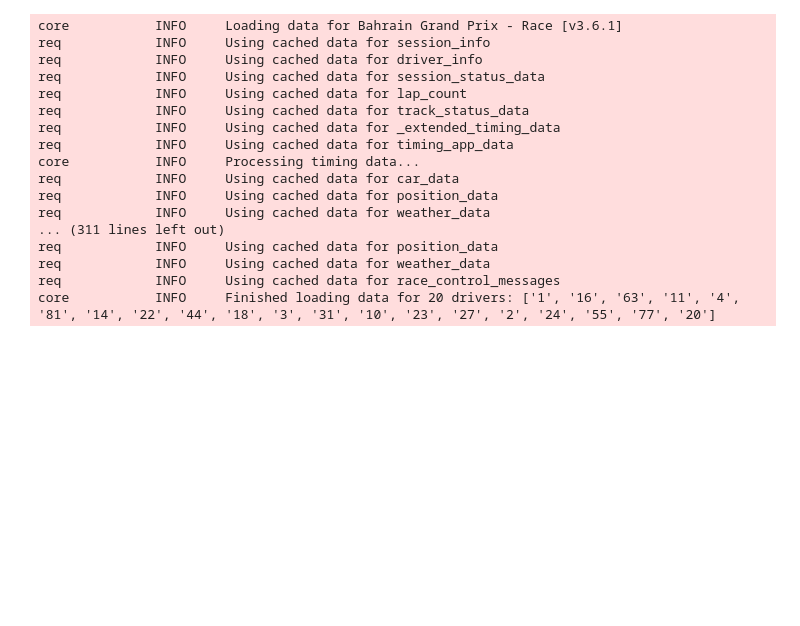
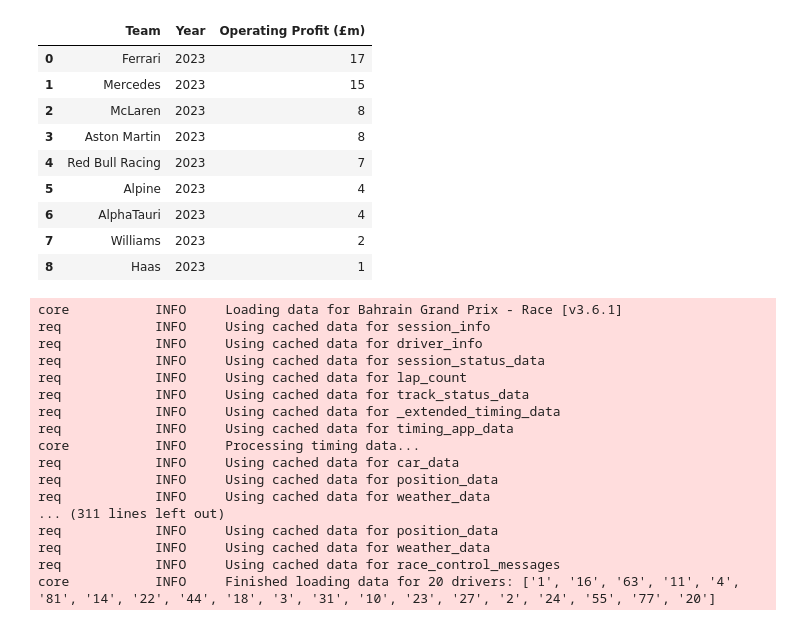
Before and after one commit to messymoose/ECON570, a Jupyter notebook: F1/proposal.ipynb, the cells around one changed output. Cells and saved outputs as stored; diff of their text form; code cells hidden in the pictures; blank space fills up the shorter version.

```diff
--- a/F1/proposal.ipynb
+++ b/F1/proposal.ipynb
@@ -63,3 +63,18 @@ financial_data
+# %%
+financial_data_2023 = financial_data[financial_data["Year"] == 2023]
+financial_data_2023 = financial_data_2023.sort_values(by="Operating Profit (£m)", ascending=False).reset_index(drop=True)
+financial_data_2023[["Team", "Year", "Operating Profit (£m)"]]
+# %% [output]
+|  | Team | Year | Operating Profit (£m) |
+| 0 | Ferrari | 2023 | 17 |
+| 1 | Mercedes | 2023 | 15 |
+| 2 | McLaren | 2023 | 8 |
+| 3 | Aston Martin | 2023 | 8 |
+| 4 | Red Bull Racing | 2023 | 7 |
+| 5 | Alpine | 2023 | 4 |
+| 6 | AlphaTauri | 2023 | 4 |
+| 7 | Williams | 2023 | 2 |
+| 8 | Haas | 2023 | 1 |
 # %%
 
 
```
Also changed, not shown: parts of 1 cell of this notebook, 1 other file.
